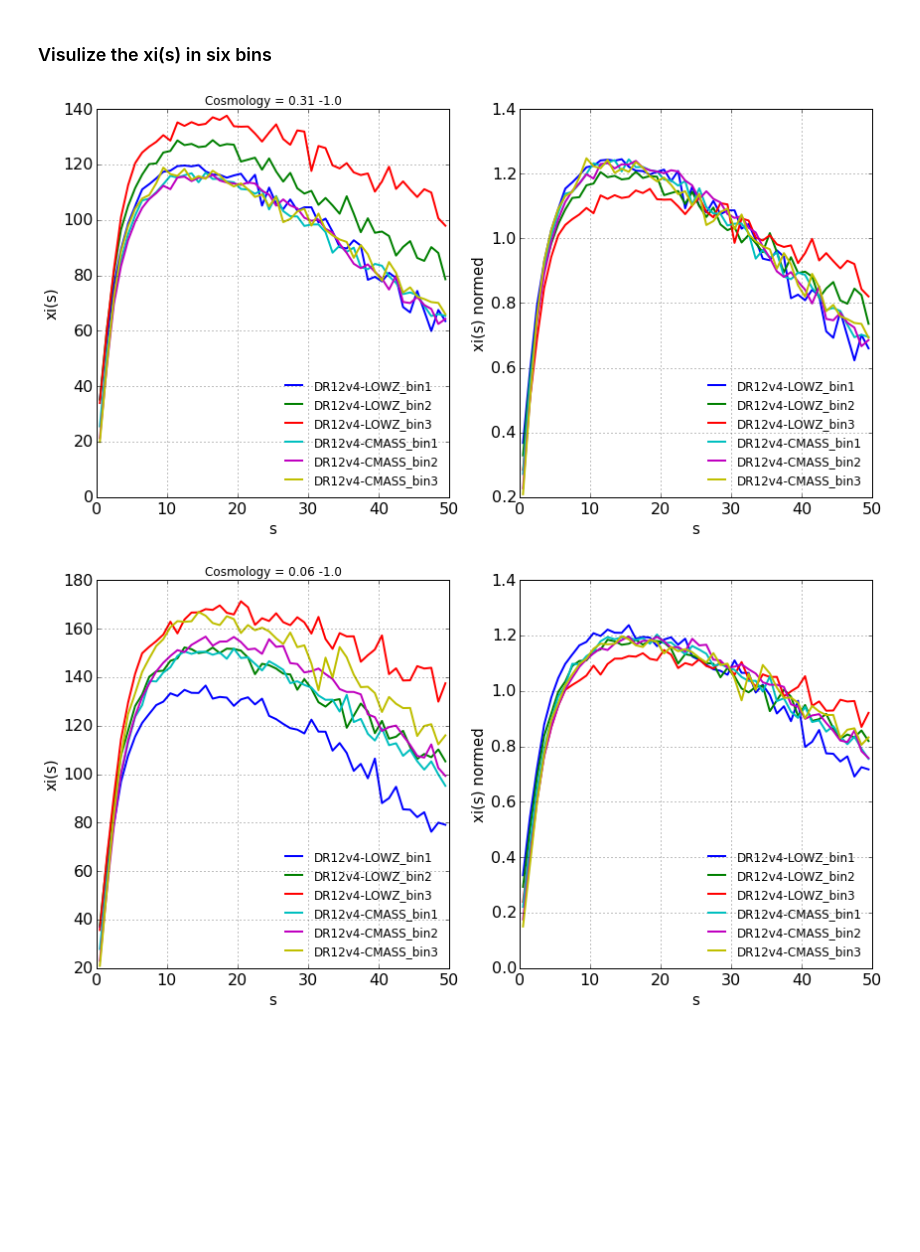
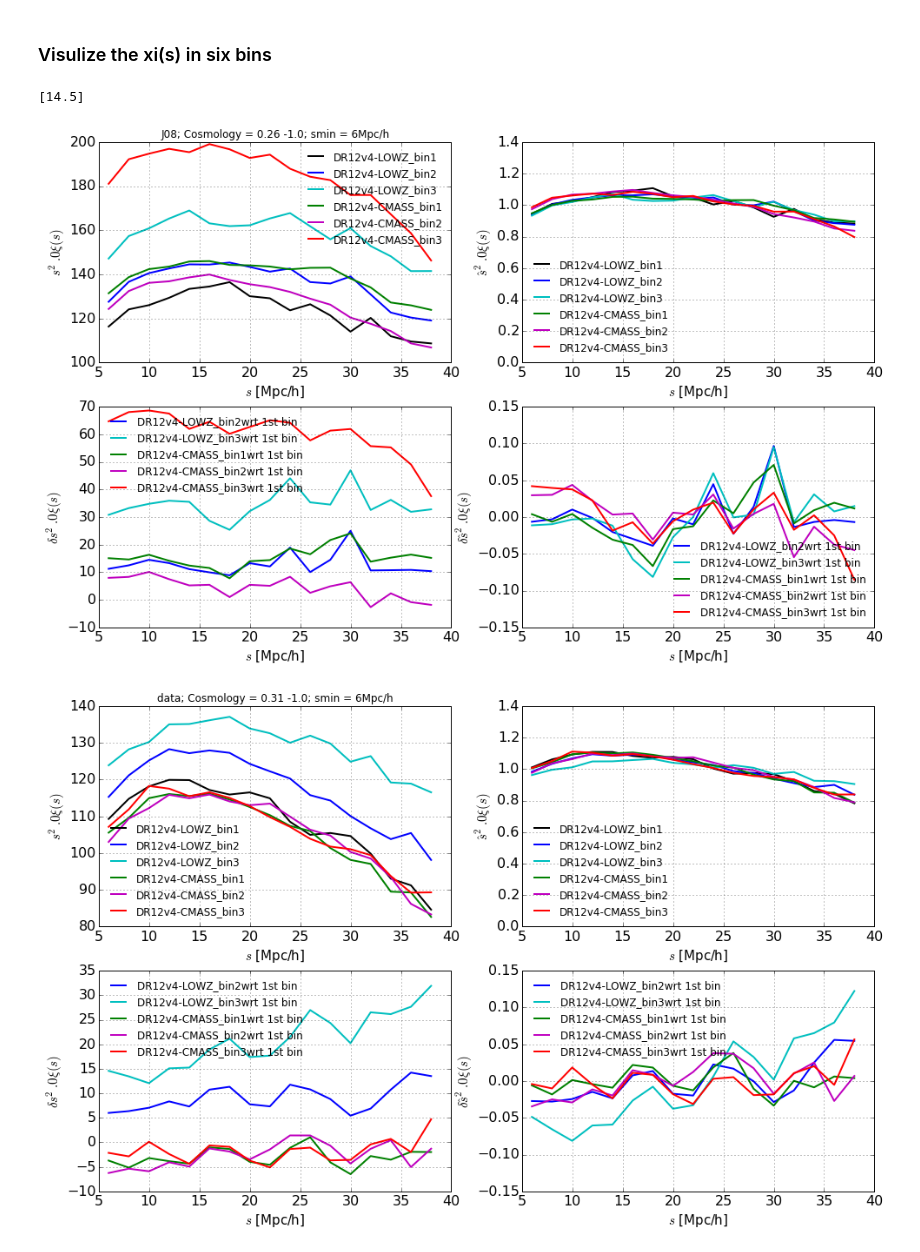
Before and after one commit to xiaodongli1986/xis, a Jupyter notebook: 1_2.compute_xis.ipynb, the cells around one changed output. Saved outputs shown, nothing was run; the diff lists cells and outputs as text; code cells hidden in the pictures; blank space fills up the shorter version.

```diff
--- a/1_2.compute_xis.ipynb
+++ b/1_2.compute_xis.ipynb
@@ -42,32 +42,67 @@ smu_xis(filename, savefig=True, figname='./LOWZ_1stbin.png' )
 [figure]
 # %% [markdown]
 ### Visulize the xi(s) in six bins
+# %%
+X[0:1]
+# %% [output]
+[14.5]
 # %%
-X = range(50);
+X = range(40);
 X = [x+0.5 for x in X]
+s1 = 6
+lenx = len(X); X = X[s1-1:lenx]
+sfact = 2
 
-for omw in [(0.31,-1.0), (0.06,-1.0), (0.41,-1.0), (0.31,-2.5), (0.31,0.0)]:
+binbins = 2
+if binbins != 1:
+    Xnew = [avgarray(X[row*binbins:(row+1)*(binbins)]) for row in range(len(X)/binbins)]; X=Xnew
+
+for catname2 in ['J08', 'data']:
+  if catname2 == 'data':
+        omwlist = [(0.31,-1.0), (0.06,-1.0), (0.41,-1.0), (0.31,-2.5), (0.31,-0.3)]
+  else:
+        omwlist = [(0.26,-1.0)]
+  for omw in omwlist:
     om, w = omw
-    fig = plt.figure(figsize=(14,7));
-    ax1 = fig.add_subplot(121);ax2 = fig.add_subplot(122);
-
-    s1 = 10
-    #X = X[s1:len(X)]
+    fig = plt.figure(figsize=(16,10));
+    ax1 = fig.add_subplot(221);ax2 = fig.add_subplot(222);
+    ax3 = fig.add_subplot(223);ax4 = fig.add_subplot(224);
+    iplot = 0;
     for catname in ['DR12v4-LOWZ', 'DR12v4-CMASS']:
         for ibin in range(3):
-            filename = Tpcfrltfilename(cosmoconvertedfilename(binsplittedfilename(datafile(catname), ibin+1), om, w), 51, 51, 120)
+            if catname2 == 'data':
+                filename = Tpcfrltfilename(cosmoconvertedfilename(
+                    binsplittedfilename(datafile(catname), ibin+1), om, w), 51, 51, 120)
+            else:
+                filename = Tpcfrltfilename(binsplittedfilename(mockfile(catname, 'J08', 0, 'RSD'), ibin+1), 150, 150, 120)
             legname = catname + '_bin' +str(ibin+1)
-            Y = smu_xis(filename, make_plot=False)
-            #Y = Y[s1-1:len(Y)]
-            ax1.plot(X, Y, label = legname, lw=2)
+            Y = smu_xis(filename, sfact=sfact, make_plot=False); Y = Y[s1-1:lenx]
+            if binbins != 1:
+                Ynew = [avgarray(Y[row*binbins:(row+1)*(binbins)]) for row in range(len(Y)/binbins)]; Y=Ynew
+            nowc = PLOT_COLOR_ARRAY[iplot]
             Ynorm = normto1(Y);
-            ax2.plot(X, Ynorm, label = legname, lw=2)
-    for ax in [ax1,ax2]:
-            ax.grid();ax.set_xlabel('s', fontsize=15); ax.set_ylabel('xi(s)', fontsize=15);
+            ax1.plot(X, Y, label = legname, lw=2, c=nowc)
+            ax2.plot(X, Ynorm, label = legname, lw=2, c=nowc)
+            if iplot == 0:
+                refY = [y for y in Y]; refYnorm = [y for y in Ynorm]
+            else:
+                difY = [Y[row]-refY[row] for row in range(len(Y))]
+                difYnorm = [Ynorm[row]-refYnorm[row] for row in range(len(Ynorm))]
+                ax3.plot(X, difY, label = legname + 'wrt 1st bin', lw=2, c=nowc)
+                ax4.plot(X, difYnorm, label = legname + 'wrt 1st bin', lw=2, c=nowc)
+            iplot +=1;
+    for ax in [ax1,ax2,ax3,ax4]:
+            ax.grid();ax.set_xlabel('$s$ [Mpc/h]', fontsize=15);
             ax.legend(loc='best', frameon=False)
-    ax2.set_ylabel('xi(s) normed', fontsize=15);
-    ax1.set_title('Cosmology = '+str(om)+' '+str(w))
-    fig.savefig('3.xis_data.'+omwstr(om,w)+'.png', format='png')
+    ax1.set_ylabel('$s^%.1f'%sfact+' \\xi(s)$', fontsize=15);
+    ax2.set_ylabel('$\\hat s^%.1f'%sfact+' \\xi(s)$', fontsize=15);
+    ax3.set_ylabel('$\\delta s^%.1f'%sfact+' \\xi(s)$', fontsize=15);
+    ax4.set_ylabel('$\\delta \\hat s^%.1f'%sfact+' \\xi(s)$', fontsize=15);
+    ax1.set_title(catname2+'; Cosmology = '+str(om)+' '+str(w)+'; smin = '+str(s1)+'Mpc/h')
+    if not no_s_sq_in_y: ax2.set_ylim(0.0,1.4);
+    if no_s_sq_in_y: ax2.set_ylim(0.0,5.4);
+    ax4.set_ylim(-0.15,0.15)
+    fig.savefig('3.xis_'+catname2+'.'+omwstr(om,w)+'.png', format='png')
 # %% [output]
-[figure, old version]
+[figure, new version]
-[figure, old version]
+[figure, new version]
```
Also changed, not shown: parts of 1 cell of this notebook, 31 other files.
